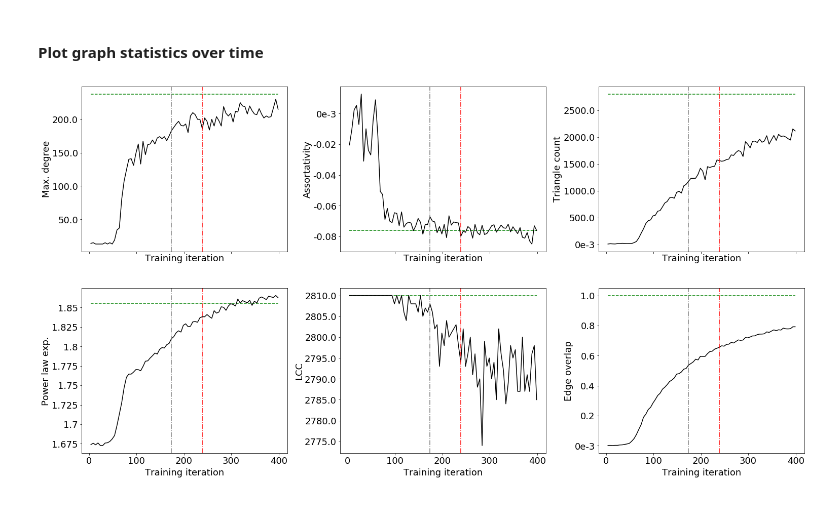
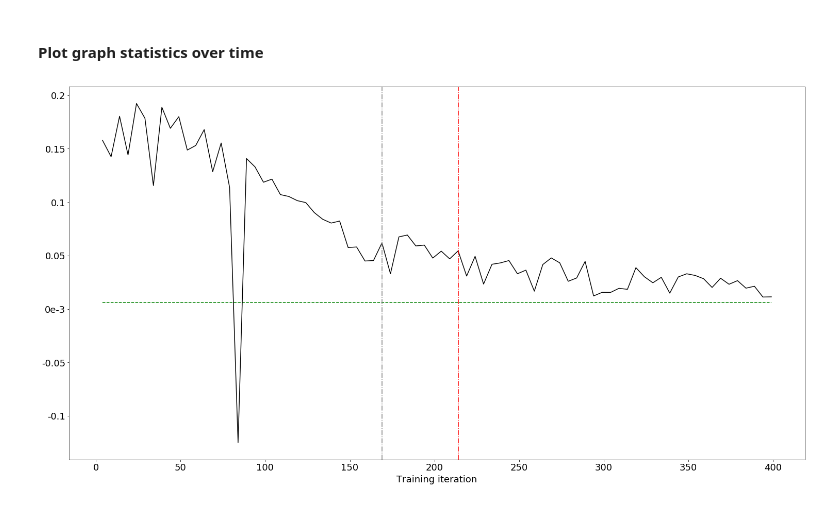
Before and after one commit to hheidrich/Net, a Jupyter notebook: exp/demo.ipynb, the cells around one changed output. Cells and saved outputs as stored; diff of their text form; code cells hidden in the pictures.

Commit message:
Added spectral gap as graph statistic.

```diff
--- a/exp/demo.ipynb
+++ b/exp/demo.ipynb
@@ -158,10 +180,12 @@ df[['d_max', 'assortativity', 'triangle_count',
 # %%
 relevant_keys = ['d_max', 'wedge_count', 'claw_count', 'triangle_count', 'square_count',
                  'power_law_exp', 'gini', 'rel_edge_distr_entropy', 'assortativity', 'clustering_coefficient',
                  'cpl', 'overlap']
 
 relevant_keys = ['d_max', 'assortativity', 'triangle_count', 'power_law_exp', 'LCC', 'overlap']
 
+relevant_keys = ['spectral_gap']
+
 netmodel.loggers[0].print_statistics(keys=relevant_keys, EO_criterion=0.52, max_patience_for_VAL=3)
 # %% [output]
-[figure, old version]
+[figure, new version]
```
Also changed, not shown: parts of 6 cells of this notebook, 2 other files.
